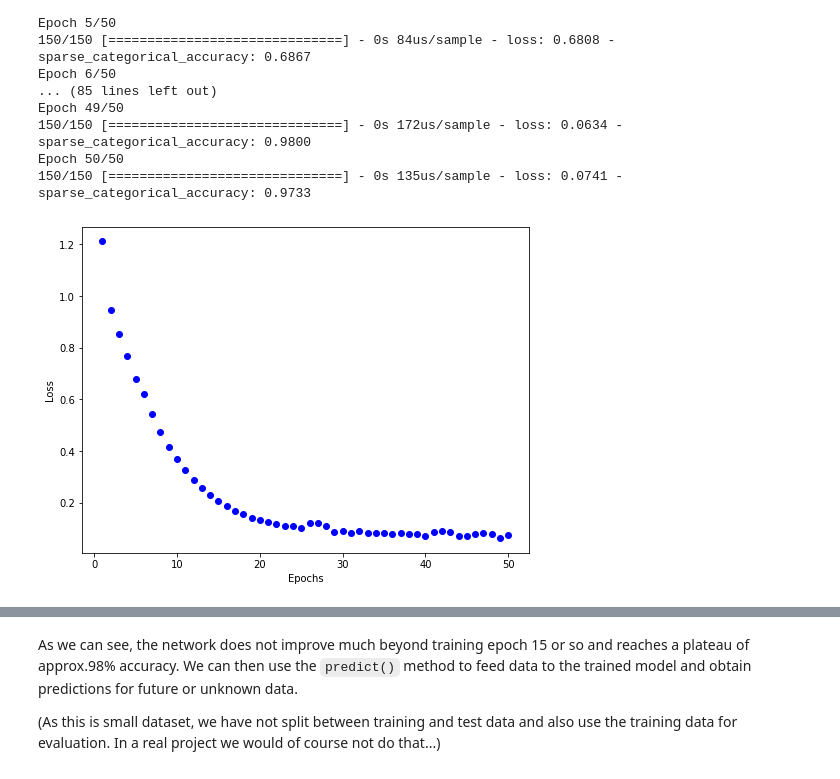
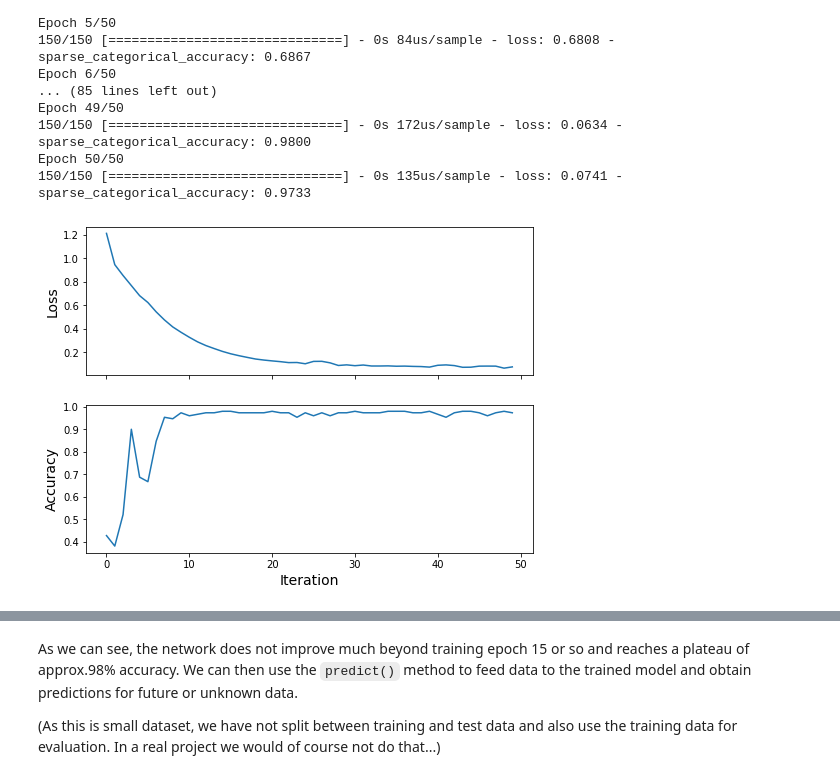
Before and after one commit to iubh/DLMDSDL01, a Jupyter notebook: IrisKeras.ipynb, the cells around one changed output, grey strips where cells are left out. Drawn from its saved outputs; the diff is of its cells as text; code cells hidden in the pictures.

Commit message:
make the plots of loss/acc a bit nicer

```diff
--- a/IrisKeras.ipynb
+++ b/IrisKeras.ipynb
@@ -211,11 +211,16 @@ Epoch 50/50
 # %%
 history_dict = history.history
 history_dict.keys()
 loss_values = history_dict['loss']
+acc_values = history_dict['sparse_categorical_accuracy']
 epochs = range(1, len(loss_values) + 1)
-plt.plot(epochs, loss_values, 'bo')
-plt.xlabel('Epochs')
-plt.ylabel('Loss')
+
+fig, axes = plt.subplots(2, sharex=True)
+axes[0].set_ylabel("Loss", fontsize=14)
+axes[0].plot(loss_values)
+axes[1].set_ylabel("Accuracy", fontsize=14)
+axes[1].set_xlabel("Iteration", fontsize=14)
+axes[1].plot(acc_values)
 plt.show()
 # %% [output]
-[figure, old version]
+[figure, new version]
```
Also changed, not shown: parts of 1 cell of this notebook, 1 other file.
